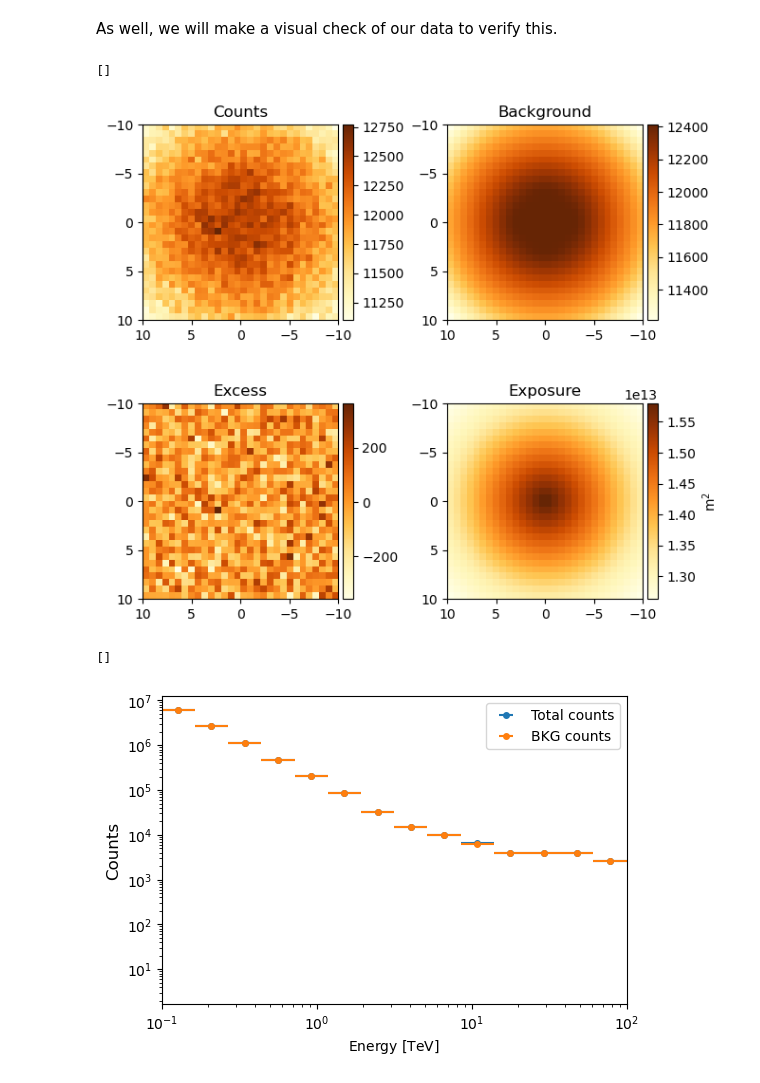
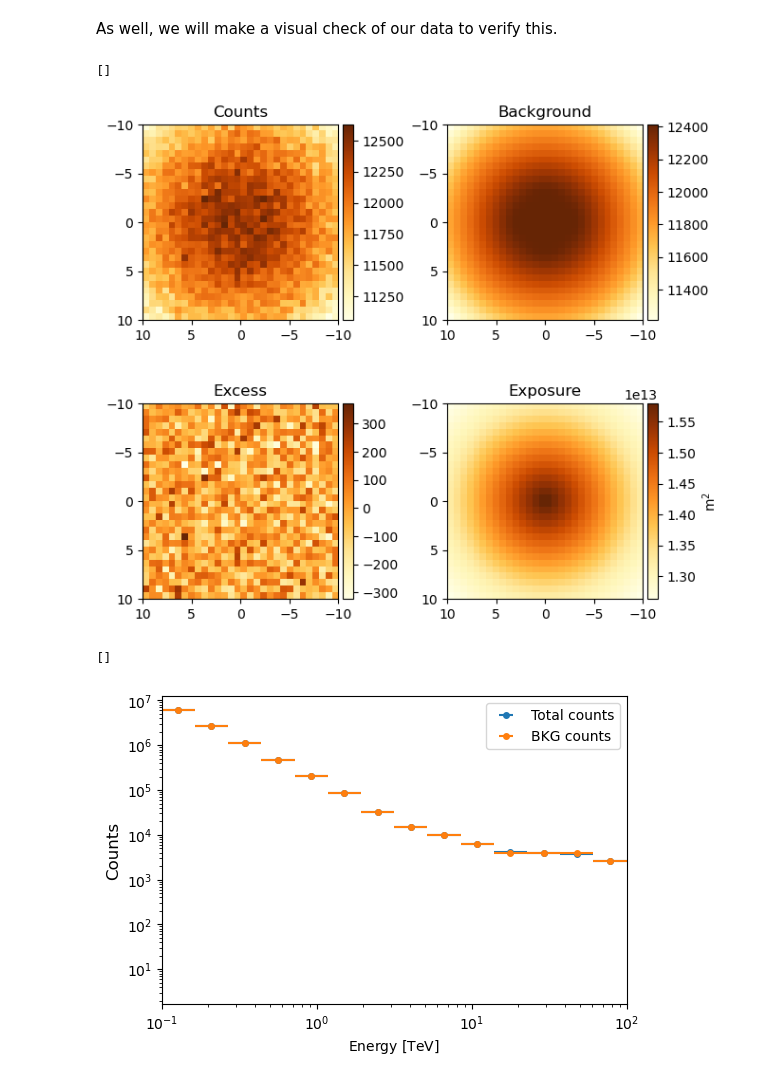
Before and after one commit to alexcervino/Dark-Matter-Tutorials-Gammapy, a Jupyter notebook: tutorial_complete_analysis.ipynb, the cells around one changed output. Saved outputs shown, nothing was run; the diff lists cells and outputs as text; code cells hidden in the pictures.

```diff
--- a/tutorial_complete_analysis.ipynb
+++ b/tutorial_complete_analysis.ipynb
@@ -314,0 +352,15 @@ TS = 0.00
+# %%
+# Example of how to set the background normalization parameter for a specific dataset. This is useful when you want to adjust the background model's normalization before fitting or analyzing the data.
+dataset_mc.models["dataset-simu-draco-bkg"].parameters["norm"].value = 1.0 # Starting point of the optimizer
+dataset_mc.models["dataset-simu-draco-bkg"].parameters["norm"].min = 0.5
+dataset_mc.models["dataset-simu-draco-bkg"].parameters["norm"].max = 2.0
+
+fit = Fit()
+result_bkg = fit.run(datasets=[dataset_mc])
+print(f"Background fit converged: {result_bkg.success}")
+
+if not result_bkg.success:
+    print("WARNING: fit did not converge. Adjust starting values before continuing.")
+else:
+    stat_H0 = result_bkg.total_stat
+    print(f"         stat_H0 = {stat_H0:.4f}")
@@ -314,0 +372,20 @@ TS = 0.00
+# %%
+# ── Full fit — all parameters free (H₁) ─────────────────────────────
+dataset_mc.models["dataset-simu-draco-bkg"].parameters["norm"].frozen = True
+dataset_mc.models["dataset-simu-draco-bkg"].parameters["tilt"].frozen = True
+dataset_mc.models["draco-dm"].spectral_model.scale.frozen = False
+
+result_full = fit.run(datasets=[dataset_mc])
+
+if not result_full.success:
+    print("WARNING: fit did not converge. Adjust starting values before continuing.")
+else:
+    stat_H1 = result_full.total_stat
+    print(f"         stat_H1 = {stat_H1:.4f}")
+
+#Another way to do the full fit is to create a new model with both the DM and background components and assign it to the dataset. This is useful if you want to keep the original model intact for later use.
+# Here you have the code sample
+#spectral_model.parameters["scale"].frozen = False
+#models_src = Models([model_simu, bkg_model])
+#dataset_mc.models = models_src
+#result_src = fit.run(datasets=[dataset_mc])
@@ -320,7 +405,7 @@ As well, we will make a visual check of our data to verify this.
 fig_peek, axs = plt.subplots(2,2, figsize=(7,7))
 
 img_1 = axs[0,0].imshow(
-    np.sum(dataset.counts.data, axis=0),
+    np.sum(dataset_mc.counts.data, axis=0),
     extent=(10.0+0.0,-10.0+0.0,10.0+0.0,-10.0+0.0),
     origin = 'lower',
     cmap='YlOrBr',
@@ -331,7 +416,7 @@ cax = divider.append_axes('right', size='5%', pad=0.05)
 cbar_1 = fig_peek.colorbar(img_1, cax=cax, orientation='vertical')
 
 img_2 = axs[0,1].imshow(
-    np.sum(dataset.background.data, axis=0),
+    np.sum(dataset_mc.background.data, axis=0),
     extent=(10.0+0.0,-10.0+0.0,10.0+0.0,-10.0+0.0),
     origin = 'lower',
     cmap='YlOrBr'
@@ -341,48 +426,48 @@ divider = make_axes_locatable(axs[0,1])
 cax = divider.append_axes('right', size='5%', pad=0.05)
 cbar_2 = fig_peek.colorbar(img_2, cax=cax, orientation='vertical')
 
 img_3 = axs[1,0].imshow(
-    np.sum(dataset.counts.data, axis=0) - np.sum(dataset.background.data, axis=0),
+    np.sum(dataset_mc.counts.data, axis=0) - np.sum(dataset_mc.background.data, axis=0),
     extent=(10.0+0.0,-10.0+0.0,10.0+0.0,-10.0+0.0),
     origin = 'lower',
     cmap='YlOrBr'
 )
 axs[1,0].set_title('Excess')
 divider = make_axes_locatable(axs[1,0])
 cax = divider.append_axes('right', size='5%', pad=0.05)
 cbar_3 = fig_peek.colorbar(img_3, cax=cax, orientation='vertical')
 
 img_4 = axs[1,1].imshow(
-    np.sum(dataset.exposure.data, axis=0),
+    np.sum(dataset_mc.exposure.data, axis=0),
     extent=(10.0+0.0,-10.0+0.0,10.0+0.0,-10.0+0.0),
     origin = 'lower',
     cmap='YlOrBr'
 )
 axs[1,1].set_title('Exposure')
 
 divider = make_axes_locatable(axs[1,1])
 cax = divider.append_axes('right', size='5%', pad=0.05)
 cbar_4 = fig_peek.colorbar(img_4, cax=cax, orientation='vertical')
 cbar_4.ax.set_ylabel(r'm$^2$')
 
 fig_peek.subplots_adjust(wspace=0.45, hspace=0.2)
 
 plt.plot()
 # %% [output]
 []
-[figure, old version]
+[figure, new version]
 # %%
 # Let's check the spectrum and the different contributions
 spec, axs = plt.subplots(1, 1, figsize=(6, 4))
-dataset.counts.get_spectrum().plot(label='Total counts')
-dataset.npred_background().get_spectrum().plot(label='BKG counts')
+dataset_mc.counts.get_spectrum().plot(label='Total counts')
+dataset_mc.npred_background().get_spectrum().plot(label='BKG counts')
 
 axs.set_ylabel('Counts', fontsize=12)
 axs.legend()
 plt.plot()
 # %% [output]
 []
-[figure, old version]
+[figure, new version]
 # %%
 dataset_mc.peek()
 # %% [output]
```
Also changed, not shown: parts of 70 cells of this notebook.
